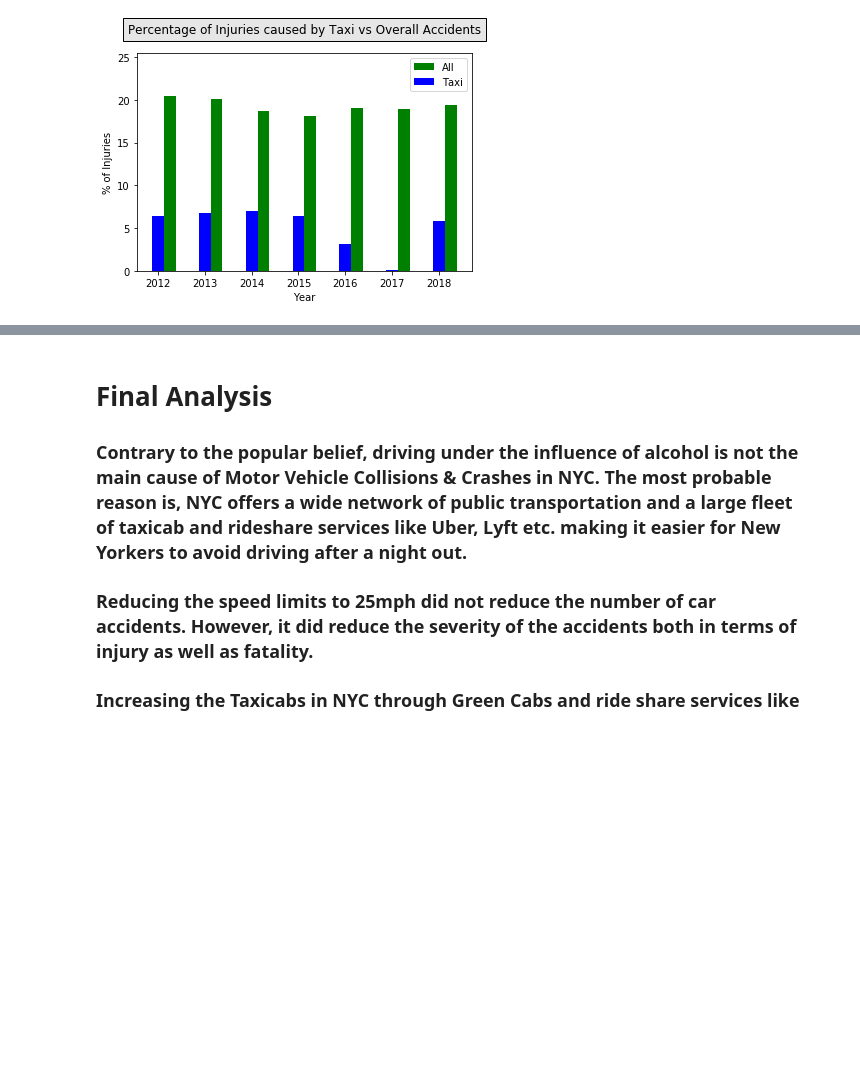
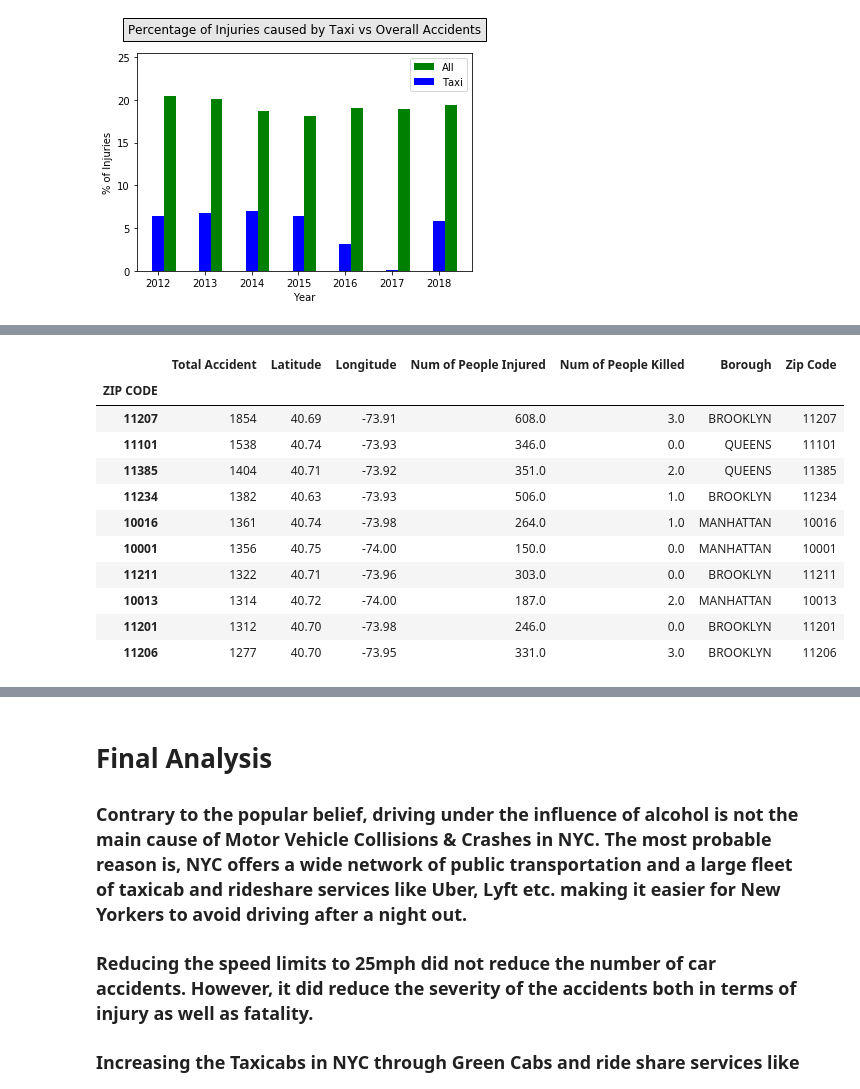
Before and after one commit to kamalnyc17/DataScienceProject01, a Jupyter notebook: NYC_DMV_Accident_Trend_2012_to_2018.ipynb, the cells around one changed output, grey strips where cells are left out. Cells and saved outputs as stored; diff of their text form; code cells hidden in the pictures; blank space fills up the shorter version.

```diff
--- a/NYC_DMV_Accident_Trend_2012_to_2018.ipynb
+++ b/NYC_DMV_Accident_Trend_2012_to_2018.ipynb
@@ -713,0 +717,31 @@ plt.savefig("Images/Injury_by_taxi_vs_all.png")
+# %%
+# identify top ten zip codes in NYC in terms of motor vehicle accidents and crash report of 2018
+groupby_zipcode_data = dmv_2018_data.groupby('ZIP CODE')
+grouby_dmv_zipcode = groupby_zipcode_data.size()
+grouby_dmv_lat_lon = groupby_zipcode_data.first()
+grouby_dmv_sum = groupby_zipcode_data.sum()
+groupby_dmv_zipcode_df = pd.DataFrame({
+    "Total Accident": grouby_dmv_zipcode,
+    "Latitude": grouby_dmv_lat_lon['LATITUDE'].map("{:.2f}".format),
+    "Longitude": grouby_dmv_lat_lon['LONGITUDE'].map("{:.2f}".format),
+    "Num of People Injured": grouby_dmv_sum['NUMBER OF PERSONS INJURED'].astype(str),
+    "Num of People Killed": grouby_dmv_sum['NUMBER OF PERSONS KILLED'].astype(str),
+    "Borough": grouby_dmv_lat_lon['BOROUGH']
+})
+groupby_dmv_zipcode_df["Zip Code"] = grouby_dmv_lat_lon.index
+groupby_dmv_zipcode_df.sort_values(by=["Total Accident"], ascending=False, inplace=True)
+top_ten_zipcode = groupby_dmv_zipcode_df.head(10)
+top_ten_zipcode
+# %% [output]
+|  | Total Accident | Latitude | Longitude | Num of People Injured | Num of People Killed | Borough | Zip Code |
+| ZIP CODE |  |  |  |  |  |  |  |
+| 11207 | 1854 | 40.69 | -73.91 | 608.0 | 3.0 | BROOKLYN | 11207 |
+| 11101 | 1538 | 40.74 | -73.93 | 346.0 | 0.0 | QUEENS | 11101 |
+| 11385 | 1404 | 40.71 | -73.92 | 351.0 | 2.0 | QUEENS | 11385 |
+| 11234 | 1382 | 40.63 | -73.93 | 506.0 | 1.0 | BROOKLYN | 11234 |
+| 10016 | 1361 | 40.74 | -73.98 | 264.0 | 1.0 | MANHATTAN | 10016 |
+| 10001 | 1356 | 40.75 | -74.00 | 150.0 | 0.0 | MANHATTAN | 10001 |
+| 11211 | 1322 | 40.71 | -73.96 | 303.0 | 0.0 | BROOKLYN | 11211 |
+| 10013 | 1314 | 40.72 | -74.00 | 187.0 | 2.0 | MANHATTAN | 10013 |
+| 11201 | 1312 | 40.70 | -73.98 | 246.0 | 0.0 | BROOKLYN | 11201 |
+| 11206 | 1277 | 40.70 | -73.95 | 331.0 | 3.0 | BROOKLYN | 11206 |
```
Also changed, not shown: parts of 3 cells of this notebook, 1 other file.
